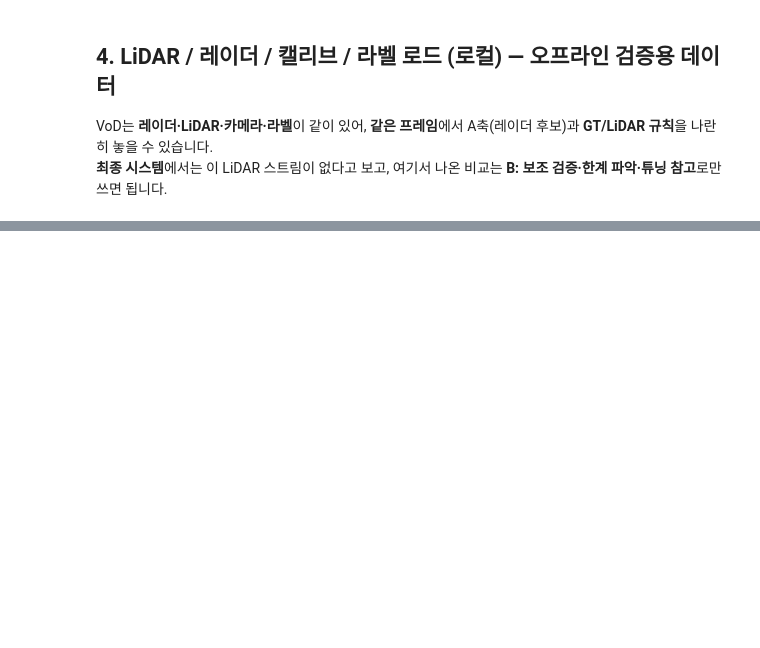
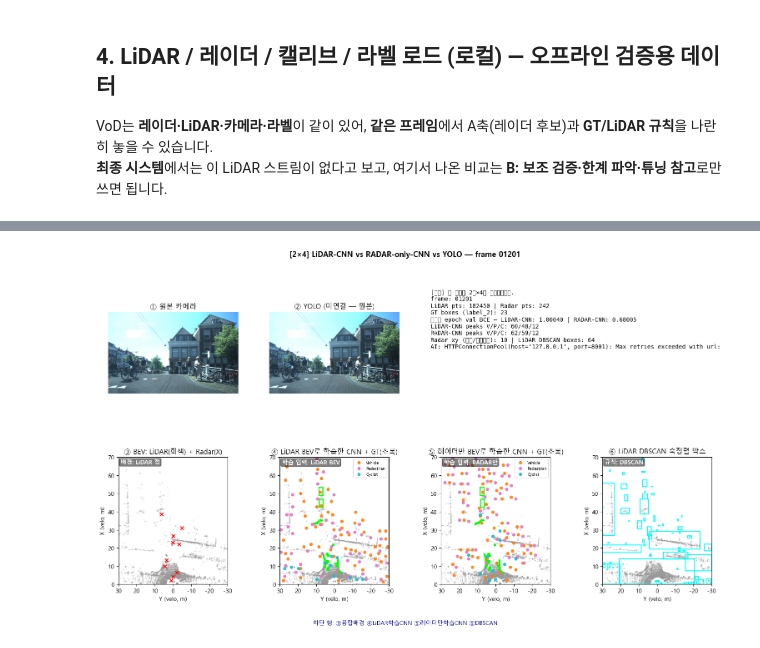
Before and after one commit to pbzz1/hanhwa_final, a Jupyter notebook: vod-devkit/15_vod_compare_run_all.ipynb, the cells around one changed output, grey strips where cells are left out. Saved outputs shown, nothing was run; the diff lists cells and outputs as text; code cells hidden in the pictures; blank space fills up the shorter version.

```diff
--- a/vod-devkit/15_vod_compare_run_all.ipynb
+++ b/vod-devkit/15_vod_compare_run_all.ipynb
@@ -121,12 +119,11 @@ DEFAULT_ROOT = NOTEBOOK_DIR / "vod-received" / "view_of_delft_PUBLIC"
 DATASET_ROOT = Path(os.environ.get("VOD_ROOT", str(DEFAULT_ROOT))).resolve()
 AI_INFERENCE_URL = os.environ.get("AI_INFERENCE_URL", "http://127.0.0.1:8001")
 
-# ??? ??? (?? stem). ?: "01201"
+# 비교할 프레임 (동기 stem). 예: "01201"
 FRAME_ID = os.environ.get("VOD_COMPARE_FRAME", "01201")
-RADAR_VIEW_MODE = os.environ.get("VOD_COMPARE_RADAR_MODE", "5-scan")
 
 lidar_dir = DATASET_ROOT / "lidar" / "training" / "velodyne"
-radar_dir = bev.choose_radar_dir(DATASET_ROOT, RADAR_VIEW_MODE)
+radar_dir = DATASET_ROOT / "radar" / "training" / "velodyne"
 image_dir = DATASET_ROOT / "lidar" / "training" / "image_2"
 label_dir = DATASET_ROOT / "lidar" / "training" / "label_2"
 calib_dir = DATASET_ROOT / "lidar" / "training" / "calib"
@@ -141,10 +138,8 @@ paths = {
     "calib": calib_dir / f"{FRAME_ID}.txt",
 }
 
-print("RADAR_VIEW_MODE:", RADAR_VIEW_MODE)
-print("radar_dir:", radar_dir)
-for k, pth in paths.items():
-    print(k, "OK" if pth.is_file() else "MISSING", pth)
+for k, p in paths.items():
+    print(k, "OK" if p.is_file() else "MISSING", p)
 
 if not paths["lidar"].is_file():
-    raise FileNotFoundError("LiDAR ?? ? FRAME_ID ?? VOD_ROOT ??")
+    raise FileNotFoundError("LiDAR 없음 — FRAME_ID 또는 VOD_ROOT 확인")
@@ -481,15 +494,6 @@ def _bev_panel_tag(ax, tag: str) -> None:
     )
 
 
-def _counts_text(view):
-    if view is None:
-        return "n/a"
-    return "/".join(str(len(v)) for v in view["peaks_by_class"])
-
-
-top1 = top_radar_views[0] if len(top_radar_views) > 0 else None
-top2 = top_radar_views[1] if len(top_radar_views) > 1 else None
-
 fig = plt.figure(figsize=(19, 9.2))
 gs = fig.add_gridspec(2, 4, hspace=0.32, wspace=0.24)
 
@@ -497,7 +501,7 @@ gs = fig.add_gridspec(2, 4, hspace=0.32, wspace=0.24)
 ax = fig.add_subplot(gs[0, 0])
 if img_raw is not None:
     ax.imshow(img_raw)
-    ax.set_title("? EO/IR ?? (?? ???)")
+    ax.set_title("① 원본 카메라")
 else:
     ax.text(0.5, 0.5, "no image", ha="center")
 ax.axis("off")
@@ -505,41 +509,39 @@ ax.axis("off")
 ax = fig.add_subplot(gs[0, 1])
 if FUSION and FUSION.get("annotatedImageBase64"):
     ax.imshow(vcu.b64_to_pil_image(FUSION["annotatedImageBase64"]))
-    ax.set_title("? ?? ?? ? YOLO (?? API)")
+    ax.set_title("② YOLO (융합 API)")
 elif img_raw is not None:
     ax.imshow(img_raw)
-    ax.set_title("? ?? ?? (??? ? ??)")
+    ax.set_title("② YOLO (미연결 — 원본)")
 else:
     ax.text(0.5, 0.5, "YOLO N/A", ha="center")
 ax.axis("off")
 
 ax = fig.add_subplot(gs[0, 2:])
 ax.axis("off")
+val_l_txt = f"{hist_lidar[-1][2]:.5f}" if hist_lidar else "n/a"
+val_r_txt = f"{hist_radar[-1][2]:.5f}" if hist_radar else "n/a"
 lines = [
-    "[??] Radar-only ?? + LiDAR validation ????",
-    f"frame: {FRAME_ID} | radar view: {RADAR_VIEW_MODE}",
+    "[요약] 이 그림은 2행×4열 그리드입니다.",
+    f"frame: {FRAME_ID}",
     f"LiDAR pts: {lidar_pts.shape[0]} | Radar pts: {radar_pts.shape[0]}",
     f"GT boxes (label_2): {len(gt_footprints)}",
-    f"TOP1 peaks V/P/C: {_counts_text(top1)} | TOP2 peaks V/P/C: {_counts_text(top2)}",
-    f"Radar xy (??/????): {len(radar_xy)} | LiDAR DBSCAN boxes: {len(lidar_boxes)}",
+    f"마지막 epoch val BCE — LiDAR-CNN: {val_l_txt} | RADAR-CNN: {val_r_txt}",
+    f"LiDAR-CNN peaks V/P/C: {len(peaks_lidar_by_c[0])}/{len(peaks_lidar_by_c[1])}/{len(peaks_lidar_by_c[2])}",
+    f"RADAR-CNN peaks V/P/C: {len(peaks_radar_by_c[0])}/{len(peaks_radar_by_c[1])}/{len(peaks_radar_by_c[2])}",
+    f"Radar xy (융합/클러스터): {len(radar_xy)} | LiDAR DBSCAN boxes: {len(lidar_boxes)}",
 ]
-for row in leaderboard[:3]:
-    lines.append(
-        f"#{row['rank']} {row['name']} | score={row['selection_score']:.4f} | "
-        f"gt_f1={row['micro_f1']:.4f} | lidar_f1={row['lidar_cluster_f1']:.4f}"
-    )
 if FUSION_ERROR:
     lines.append("AI: " + FUSION_ERROR[:80])
-ax.text(0, 1, "
-".join(lines), va="top", fontsize=10, family="monospace", transform=ax.transAxes)
+ax.text(0, 1, "\n".join(lines), va="top", fontsize=10, family="monospace", transform=ax.transAxes)
 
-# ----- row 1: BEV ?? 4? -----
+# ----- row 1: BEV 패널 4개 -----
 ax = fig.add_subplot(gs[1, 0])
 plot_bev_background(ax, lidar_pts[:, :3], bev_cfg)
 for x, y in radar_xy:
     ax.scatter(y, x, c="red", s=36, marker="x", zorder=5)
-_bev_panel_tag(ax, "??: LiDAR ?")
-ax.set_title("? FMCW ???: BEV ?? + ??? ??(X)")
+_bev_panel_tag(ax, "배경: LiDAR 점")
+ax.set_title("③ BEV: LiDAR(회색) + Radar(X)")
 
 cols = ["#ff7f0e", "#e377c2", "#17becf"]
 
@@ -548,66 +550,62 @@ plot_bev_background(ax, lidar_pts[:, :3], bev_cfg)
 for g in gt_footprints:
     poly = g["polygon_xy"]
     ax.add_patch(Polygon(poly[:, ::-1], closed=True, fill=False, edgecolor="lime", linewidth=1.8))
-if top1 is not None:
-    for c, pname in enumerate(class_names):
-        first = True
-        for x, y in top1["peaks_by_class"][c]:
-            ax.scatter(y, x, c=cols[c], s=22, alpha=0.9, label=pname if first else "_nolegend_")
-            first = False
-    handles, labels = ax.get_legend_handles_labels()
-    ax.legend(handles, labels, loc="upper right", fontsize=7)
-    _bev_panel_tag(ax, f"TOP1 ? {top1['radar_mode']}")
-    ax.set_title(f"? {top1['name']} + GT")
-else:
-    ax.text(0.5, 0.5, "TOP1 ??", ha="center", va="center", transform=ax.transAxes)
-    _bev_panel_tag(ax, "TOP1 ??")
-    ax.set_title("? Radar-only TOP1")
+for c, pname in enumerate(class_names):
+    first = True
+    for x, y in peaks_lidar_by_c[c]:
+        ax.scatter(y, x, c=cols[c], s=22, alpha=0.9, label=pname if first else "_nolegend_")
+        first = False
+handles, labels = ax.get_legend_handles_labels()
+ax.legend(handles, labels, loc="upper right", fontsize=7)
+_bev_panel_tag(ax, "학습 입력: LiDAR BEV")
+ax.set_title("④ LiDAR BEV로 학습한 CNN + GT(초록)")
 
 ax = fig.add_subplot(gs[1, 2])
 plot_bev_background(ax, lidar_pts[:, :3], bev_cfg)
 for g in gt_footprints:
     poly = g["polygon_xy"]
     ax.add_patch(Polygon(poly[:, ::-1], closed=True, fill=False, edgecolor="lime", linewidth=1.8))
-if top2 is not None:
+if model_radar is not None:
     for c, pname in enumerate(class_names):
         first = True
-        for x, y in top2["peaks_by_class"][c]:
+        for x, y in peaks_radar_by_c[c]:
             ax.scatter(y, x, c=cols[c], s=22, alpha=0.9, label=pname if first else "_nolegend_")
             first = False
     handles, labels = ax.get_legend_handles_labels()
     ax.legend(handles, labels, loc="upper right", fontsize=7)
-    _bev_panel_tag(ax, f"TOP2 ? {top2['radar_mode']}")
-    ax.set_title(f"? {top2['name']} + GT")
+    _bev_panel_tag(ax, "학습 입력: RADAR만")
 else:
-    ax.text(0.5, 0.5, "TOP2 ??", ha="center", va="center", transform=ax.transAxes)
-    _bev_panel_tag(ax, "TOP2 ??")
-    ax.set_title("? Radar-only TOP2")
+    ax.text(0.5, 0.5, "RADAR-CNN 없음\n(학습 샘플 부족)", ha="center", va="center", transform=ax.transAxes)
+    _bev_panel_tag(ax, "RADAR 학습 스킵")
+ax.set_title("⑤ 레이더만 BEV로 학습한 CNN + GT(초록)")
 
 ax = fig.add_subplot(gs[1, 3])
 plot_bev_background(ax, lidar_pts[:, :3], bev_cfg)
 for (xm, ym), (xM, yM) in lidar_boxes:
     rect = mpatches.Rectangle(
         (ym, xm), yM - ym, xM - xm, fill=False, edgecolor="cyan", linewidth=1.5
     )
     ax.add_patch(rect)
-_bev_panel_tag(ax, "??: LiDAR DBSCAN")
-ax.set_title("? LiDAR DBSCAN ?? (???)")
+_bev_panel_tag(ax, "규칙: DBSCAN")
+ax.set_title("⑥ LiDAR DBSCAN 축정렬 박스")
 
 fig.suptitle(
-    f"[FMCW ?? ?? 2?4] Radar-only ??, LiDAR ?? ? frame {FRAME_ID}",
+    f"[2×4] LiDAR-CNN vs RADAR-only-CNN vs YOLO — frame {FRAME_ID}",
     fontsize=13,
     fontweight="bold",
 )
 fig.text(
     0.5,
     0.005,
-    "?? ?: ???+???X ?TOP1 Radar-only ?TOP2 Radar-only ?LiDAR DBSCAN(??)",
+    "하단 행: ③융합배경 ④LiDAR학습CNN ⑤레이더만학습CNN ⑥DBSCAN",
     ha="center",
     fontsize=10,
     color="navy",
 )
 plt.tight_layout(rect=[0, 0.02, 1, 0.96])
 plt.show()
+# %% [output]
+[figure, added]
 # %% [markdown]
 ---
 
```
Also changed, not shown: parts of 32 cells of this notebook, 36 other files.
